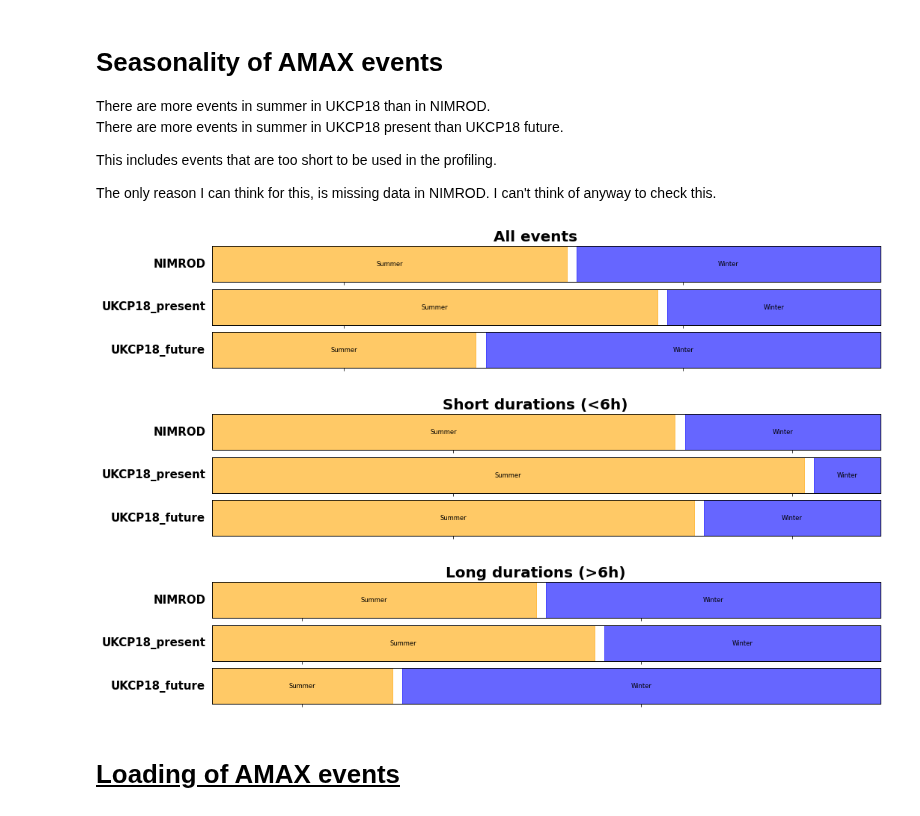
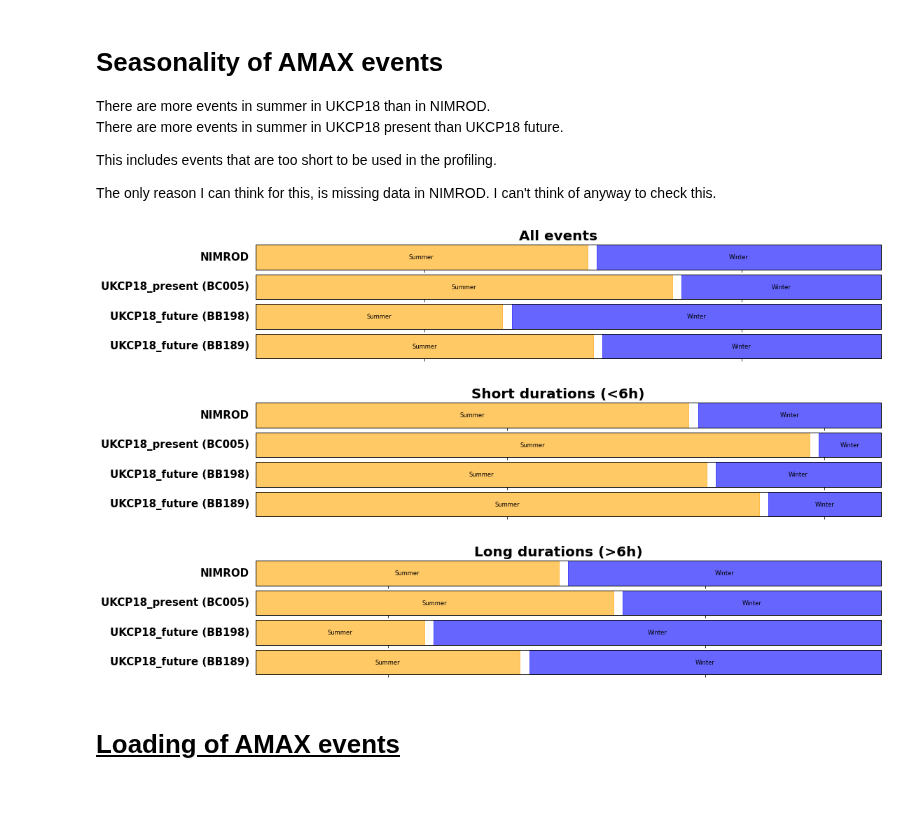
Before and after one commit to masher92/UKCP18, a Jupyter notebook: FindIndependentRainfallEvents/AnalyseProfiles/30mins/Analysis_Divisible_by5-NOFUTRE-Copy1.ipynb, the cells around one changed output. Drawn from its saved outputs; the diff is of its cells as text; code cells hidden in the pictures.

```diff
--- a/FindIndependentRainfallEvents/AnalyseProfiles/30mins/Analysis_Divisible_by5-NOFUTRE-Copy1.ipynb
+++ b/FindIndependentRainfallEvents/AnalyseProfiles/30mins/Analysis_Divisible_by5-NOFUTRE-Copy1.ipynb
@@ -201,15 +59,12 @@ bc005 = add_duration_cats_predetermined(bc005)
 # %%
 with open(f"/nfs/a319/gy17m2a/PhD/ProcessedData/Profiles/UKCP18_30mins/bb198/profiles_df.pkl", 'rb') as f:
     bb198 = pickle.load(f)
-bb198 = add_duration_cats_based_on_data(bb198)
-bb198 = add_duration_cats_predetermined(bb198)
+bb198['month'] = bb198['times'].apply(extract_month)
 # %%
 with open(f"/nfs/a319/gy17m2a/PhD/ProcessedData/Profiles/UKCP18_30mins/bb189/profiles_df.pkl", 'rb') as f:
     bb189 = pickle.load(f)
-bb189 = add_duration_cats_based_on_data(bb189)
-bb189 = add_duration_cats_predetermined(bb189)
+bb189['month'] = bb189['times'].apply(extract_month)
 # %%
 with open(f"/nfs/a319/gy17m2a/PhD/ProcessedData/Profiles/NIMROD_30mins/WholeYear/NIMROD_2.2km_filtered_100_profiles_df.pkl", 'rb') as f:
     nimrod = pickle.load(f)
-nimrod = add_duration_cats_based_on_data(nimrod)
-nimrod = add_duration_cats_predetermined(nimrod)
+nimrod['month'] = nimrod['times'].apply(extract_month)
@@ -257,13 +70,0 @@ bb198['max_quintile_raw_rain_new'] = bb198['precip'].apply(lambda x: find_part_w
-# %%
-bb189['normalized_rainfall_new'] = bb189['normalized_rainfall'].apply(create_normalised_event)
-bb189['cumulative_normalised_rainfall'] =bb189['normalized_rainfall_new'].apply(create_cumulative_event)
-bb189['interpolated15_cumulative_normalised_rainfall'] = bb189['cumulative_normalised_rainfall'].apply(lambda x: interpolate_rainfall(x, 15))
-bb189['interpolated12_cumulative_normalised_rainfall'] = bb189['cumulative_normalised_rainfall'].apply(lambda x: interpolate_rainfall(x, 12))
-bb189['interpolated15_incremental_normalised_rainfall'] = bb189['interpolated15_cumulative_normalised_rainfall'].apply(create_incremental_event)
-bb189['interpolated12_incremental_normalised_rainfall'] = bb189['interpolated12_cumulative_normalised_rainfall'].apply(create_incremental_event)
-
-
-bb189['max_quintile_profile_12_new'] = bb189['interpolated12_incremental_normalised_rainfall'].apply(lambda x: find_part_with_most_rain(x, 5))
-bb189['max_quintile_profile_15_new'] = bb189['interpolated15_incremental_normalised_rainfall'].apply(lambda x: find_part_with_most_rain(x, 5))
-bb189['max_quintile_normalised_rain_new'] = bb189['normalized_rainfall_new'].apply(lambda x: find_part_with_most_rain(x, 5))
-bb189['max_quintile_raw_rain_new'] = bb189['precip'].apply(lambda x: find_part_with_most_rain(x, 5))
@@ -392,30 +209,33 @@ This includes events that are too short to be used in the profiling.
 
 The only reason I can think for this, is missing data in NIMROD. I can't think of anyway to check this.
 # %%
-fig, axs = plt.subplots(nrows=3, figsize=(16, 3), sharex=True)  # Adjusted figure size
+fig, axs = plt.subplots(nrows=4, figsize=(16, 3), sharex=True)  # Adjusted figure size
 # Plot with custom labels
 create_single_variable_mosaic_plot(axs[0], nimrod, 'season', quintile_cats_season, color_mapping_seasons, 'NIMROD', False)
-create_single_variable_mosaic_plot(axs[1], bc005, 'season', quintile_cats_season, color_mapping_seasons, 'UKCP18_present', False)
-create_single_variable_mosaic_plot(axs[2], bb198, 'season', quintile_cats_season, color_mapping_seasons, 'UKCP18_future', False)
+create_single_variable_mosaic_plot(axs[1], bc005, 'season', quintile_cats_season, color_mapping_seasons, 'UKCP18_present (BC005)', False)
+create_single_variable_mosaic_plot(axs[2], bb198, 'season', quintile_cats_season, color_mapping_seasons, 'UKCP18_future (BB198)', False)
+create_single_variable_mosaic_plot(axs[3], bb189, 'season', quintile_cats_season, color_mapping_seasons, 'UKCP18_future (BB189)', False)
 fig.suptitle('All events', fontweight="bold", fontsize=20);
 
-fig, axs = plt.subplots(nrows=3, figsize=(16, 3), sharex=True)  # Adjusted figure size
+fig, axs = plt.subplots(nrows=4, figsize=(16, 3), sharex=True)  # Adjusted figure size
 # Plot with custom labels
 create_single_variable_mosaic_plot(axs[0], nimrod_shortdurations, 'season', quintile_cats_season, color_mapping_seasons, 'NIMROD', False)
-create_single_variable_mosaic_plot(axs[1], bc005_shortdurations, 'season', quintile_cats_season, color_mapping_seasons, 'UKCP18_present', False)
-create_single_variable_mosaic_plot(axs[2], bb198_shortdurations, 'season', quintile_cats_season, color_mapping_seasons, 'UKCP18_future', False)
+create_single_variable_mosaic_plot(axs[1], bc005_shortdurations, 'season', quintile_cats_season, color_mapping_seasons, 'UKCP18_present (BC005)', False)
+create_single_variable_mosaic_plot(axs[2], bb198_shortdurations, 'season', quintile_cats_season, color_mapping_seasons, 'UKCP18_future (BB198)', False)
+create_single_variable_mosaic_plot(axs[3], bb189_shortdurations, 'season', quintile_cats_season, color_mapping_seasons, 'UKCP18_future (BB189)', False)
 fig.suptitle('Short durations (<6h)', fontweight="bold", fontsize=20);
 
-fig, axs = plt.subplots(nrows=3, figsize=(16, 3), sharex=True)  # Adjusted figure size
+fig, axs = plt.subplots(nrows=4, figsize=(16, 3), sharex=True)  # Adjusted figure size
 # Plot with custom labels
 create_single_variable_mosaic_plot(axs[0], nimrod_longdurations, 'season', quintile_cats_season, color_mapping_seasons, 'NIMROD', False)
-create_single_variable_mosaic_plot(axs[1], bc005_longdurations, 'season', quintile_cats_season, color_mapping_seasons, 'UKCP18_present', False)
-create_single_variable_mosaic_plot(axs[2], bb198_longdurations, 'season', quintile_cats_season, color_mapping_seasons, 'UKCP18_future', False)
+create_single_variable_mosaic_plot(axs[1], bc005_longdurations, 'season', quintile_cats_season, color_mapping_seasons, 'UKCP18_present (BC005)', False)
+create_single_variable_mosaic_plot(axs[2], bb198_longdurations, 'season', quintile_cats_season, color_mapping_seasons, 'UKCP18_future (BB198)', False)
+create_single_variable_mosaic_plot(axs[3], bb189_longdurations, 'season', quintile_cats_season, color_mapping_seasons, 'UKCP18_future (BB189)', False)
 fig.suptitle('Long durations (>6h)', fontweight="bold", fontsize=20);
 # %% [output]
-[figure, old version]
+[figure, new version]
-[figure, old version]
+[figure, new version]
-[figure, old version]
+[figure, new version]
 # %% [markdown]
 # <ins>Loading of AMAX events<ins>
 # %% [markdown]
```
Also changed, not shown: parts of 66 cells of this notebook, 49 other files.
